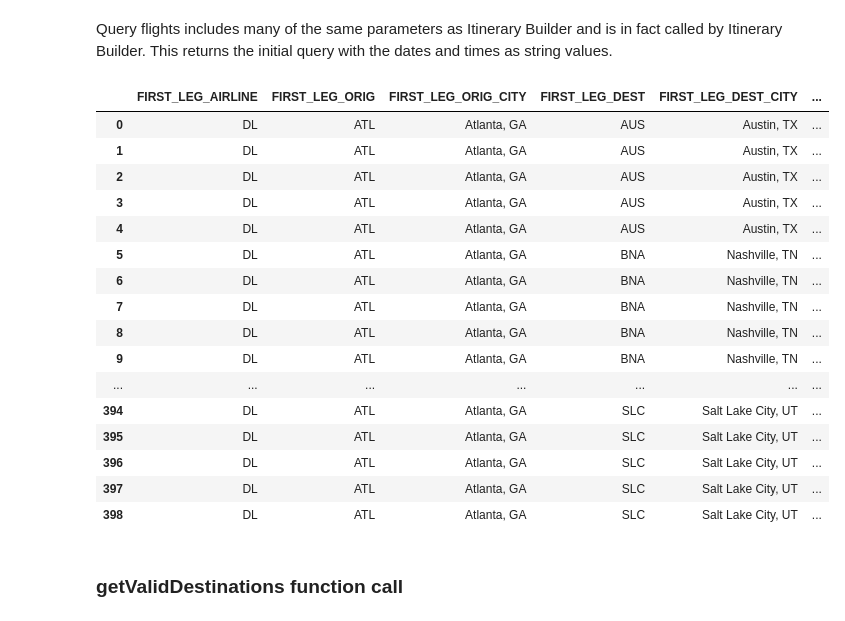
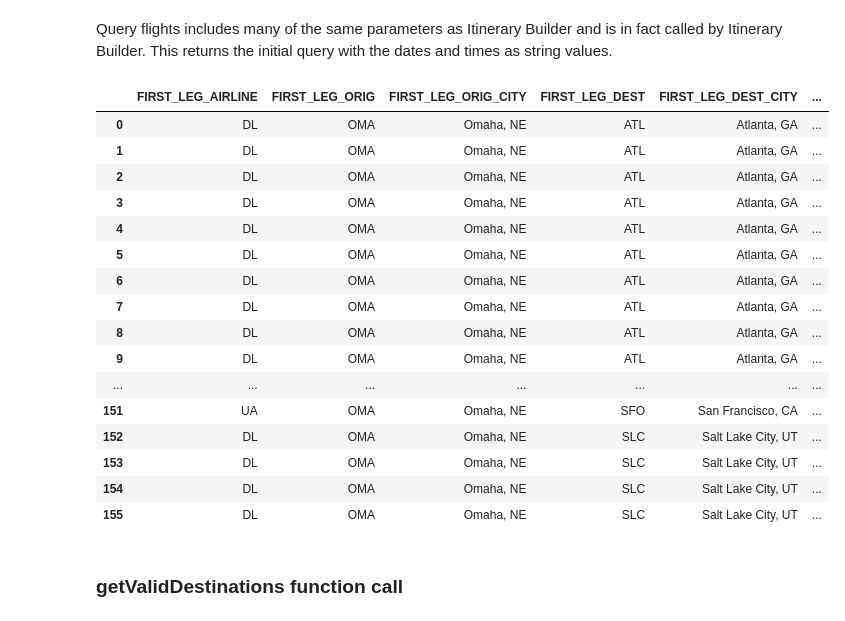
Before and after one commit to jshipway/gatech-cse6242-spring2023-project, a Jupyter notebook: dataManagement/Itinerary Builder POC.ipynb, the cells around one changed output. Cells and saved outputs as stored; diff of their text form; code cells hidden in the pictures.

```diff
--- a/dataManagement/Itinerary Builder POC.ipynb
+++ b/dataManagement/Itinerary Builder POC.ipynb
@@ -96,35 +60,36 @@ df = itineraryBuilder('faa_2019_12', origin, destination, flight_date, arr_no_la
 # %% [markdown]
 Query flights includes many of the same parameters as Itinerary Builder and is in fact called by Itinerary Builder. This returns the initial query with the dates and times as string values.
 # %%
-origin = 'ATL'
-destination = 'SEA'
-flight_date = '12/3/2019'
+origin = 'OMA'
+destination = 'ABQ'
+flight_date = '12/1/2019'
 
-dne = '700'
-dnl = '1000'
-ane = '1'
-anl = '2000'
-arr_no_later_date = '12/3/2019'
+dne = '1'
+dnl = '2359'
+ane = '1207'
+anl = '534'
+ane_date = '12/1/2019'
+anl_date = '12/2/2019'
 
-df = queryFlights('faa_2019_12', origin, destination, flight_date, arr_no_later_date, dne, dnl, ane, anl); df
+df = queryFlights('faa_2019_12', origin, destination, flight_date, ane_date, anl_date, dne, dnl, ane, anl); df
 # %% [output]
 |  | FIRST_LEG_AIRLINE | FIRST_LEG_ORIG | FIRST_LEG_ORIG_CITY | FIRST_LEG_DEST | FIRST_LEG_DEST_CITY | ... |
-| 0 | DL | ATL | Atlanta, GA | AUS | Austin, TX | ... |
-| 1 | DL | ATL | Atlanta, GA | AUS | Austin, TX | ... |
-| 2 | DL | ATL | Atlanta, GA | AUS | Austin, TX | ... |
-| 3 | DL | ATL | Atlanta, GA | AUS | Austin, TX | ... |
-| 4 | DL | ATL | Atlanta, GA | AUS | Austin, TX | ... |
-| 5 | DL | ATL | Atlanta, GA | BNA | Nashville, TN | ... |
-| 6 | DL | ATL | Atlanta, GA | BNA | Nashville, TN | ... |
-| 7 | DL | ATL | Atlanta, GA | BNA | Nashville, TN | ... |
-| 8 | DL | ATL | Atlanta, GA | BNA | Nashville, TN | ... |
-| 9 | DL | ATL | Atlanta, GA | BNA | Nashville, TN | ... |
+| 0 | DL | OMA | Omaha, NE | ATL | Atlanta, GA | ... |
+| 1 | DL | OMA | Omaha, NE | ATL | Atlanta, GA | ... |
+| 2 | DL | OMA | Omaha, NE | ATL | Atlanta, GA | ... |
+| 3 | DL | OMA | Omaha, NE | ATL | Atlanta, GA | ... |
+| 4 | DL | OMA | Omaha, NE | ATL | Atlanta, GA | ... |
+| 5 | DL | OMA | Omaha, NE | ATL | Atlanta, GA | ... |
+| 6 | DL | OMA | Omaha, NE | ATL | Atlanta, GA | ... |
+| 7 | DL | OMA | Omaha, NE | ATL | Atlanta, GA | ... |
+| 8 | DL | OMA | Omaha, NE | ATL | Atlanta, GA | ... |
+| 9 | DL | OMA | Omaha, NE | ATL | Atlanta, GA | ... |
 | ... | ... | ... | ... | ... | ... | ... |
-| 394 | DL | ATL | Atlanta, GA | SLC | Salt Lake City, UT | ... |
-| 395 | DL | ATL | Atlanta, GA | SLC | Salt Lake City, UT | ... |
-| 396 | DL | ATL | Atlanta, GA | SLC | Salt Lake City, UT | ... |
-| 397 | DL | ATL | Atlanta, GA | SLC | Salt Lake City, UT | ... |
-| 398 | DL | ATL | Atlanta, GA | SLC | Salt Lake City, UT | ... |
+| 151 | UA | OMA | Omaha, NE | SFO | San Francisco, CA | ... |
+| 152 | DL | OMA | Omaha, NE | SLC | Salt Lake City, UT | ... |
+| 153 | DL | OMA | Omaha, NE | SLC | Salt Lake City, UT | ... |
+| 154 | DL | OMA | Omaha, NE | SLC | Salt Lake City, UT | ... |
+| 155 | DL | OMA | Omaha, NE | SLC | Salt Lake City, UT | ... |
 # %% [markdown]
 ### getValidDestinations function call
 # %% [markdown]
```
Also changed, not shown: parts of 4 cells of this notebook, 3 other files.
